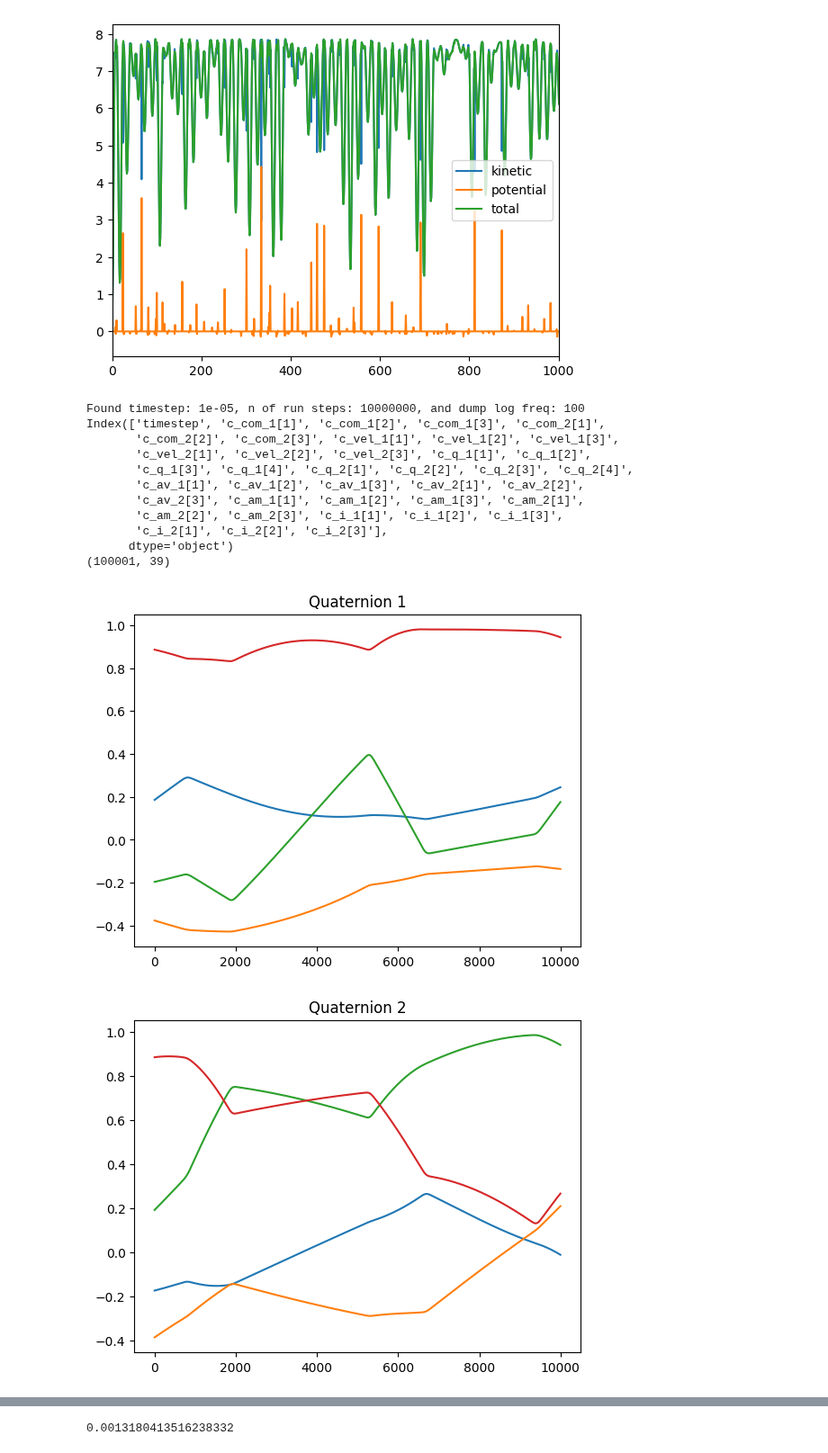
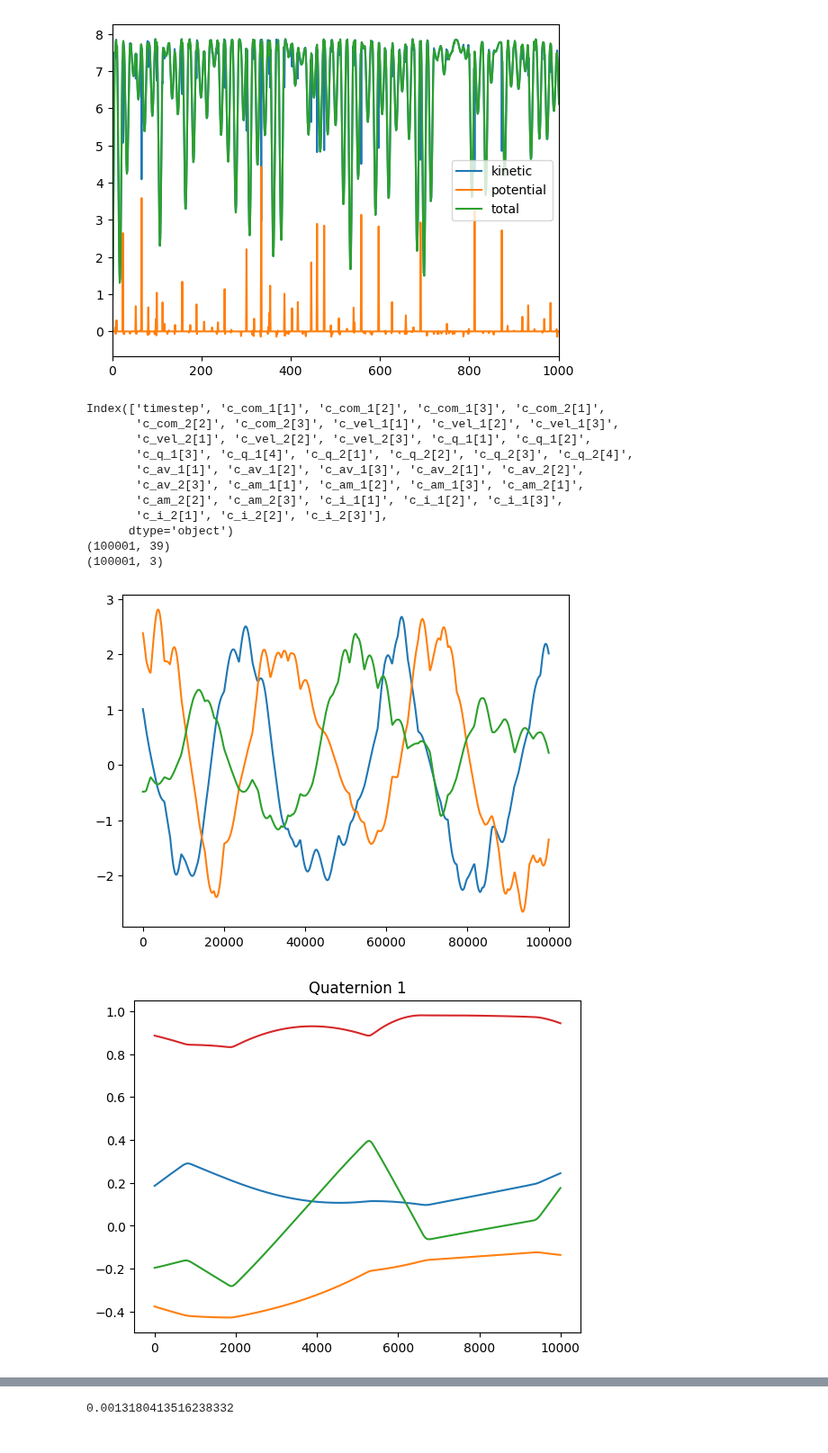
Before and after one commit to jakublala/coarsegrained-md-neural-ode, a Jupyter notebook: utils.ipynb, the cells around one changed output, grey strips where cells are left out. Shown at 90% size. Drawn from its saved outputs; the diff is of its cells as text; code cells hidden in the pictures.

```diff
--- a/utils.ipynb
+++ b/utils.ipynb
@@ -302,14 +302,14 @@ Breaking - likely reached last line of sim log: ['Loop', 'time', 'of', '219.559'
 import pandas as pd
 import matplotlib.pyplot as plt
 from data.reader import Reader
-reader = Reader('dataset/trajectories/thesis/NVE-temp-0.5_K-3.96851711369462_r-2_s-5')
-_, _ = reader.read_reduced_traj(save=True)
-df = pd.read_csv('dataset/trajectories/thesis/NVE-temp-0.5_K-3.96851711369462_r-2_s-5-reduced_traj.csv')
+# reader = Reader('dataset/trajectories/thesis/NVE-temp-0.5_K-3.96851711369462_r-2_s-5')
+# _, _ = reader.read_reduced_traj(save=True)
+df = pd.read_csv('dataset/single_temp_overfit/test/NVE-temp-0.5_K-3.96851711369462_r-2_s-5-reduced_traj.csv')
 # df = pd.read_csv('dataset/smooth/NVE-temp-0.45_K-0.090702947845805_r-0_s-5-reduced_traj.csv')
 
 print(df.columns)
 # get centre of mass position and velocity
-# com_pos = df.iloc[:, 1:7].values
+com_pos = df.iloc[:, 1:7].values
 # com_vel = df.iloc[:, 7:7+6].values
 
 print(df.to_numpy().shape)
@@ -322,9 +322,16 @@ angvels = df.loc[:, ['c_av_1[1]', 'c_av_1[2]', 'c_av_1[3]', 'c_av_2[1]', 'c_av_2
 # print(com_pos)
 # print(com_vel)
 
-# plt.plot(com_pos[:, 0])
-# plt.plot(com_pos[:, 1])
-# plt.plot(com_pos[:, 2])
+# separation vector
+sep = com_pos[:, 0:3] - com_pos[:, 3:6]
+plt.plot(sep[:, 0])
+plt.plot(sep[:, 1])
+plt.plot(sep[:, 2])
+
+print(sep.shape)
+
+
+plt.show()
 end_index = quats.shape[0] // 10
 plt.title('Quaternion 1')
 plt.plot(quats[:end_index, 0])
@@ -336,33 +343,33 @@ plt.show()
 
 plt.title('Quaternion 2')
 plt.plot(quats[:end_index, 4])
 plt.plot(quats[:end_index, 5])
 plt.plot(quats[:end_index, 6])
 plt.plot(quats[:end_index, 7])
 plt.show()
 
 plt.title('Angular Velocity 1')
 plt.plot(angvels[:end_index, 0])
 plt.plot(angvels[:end_index, 1])
 plt.plot(angvels[:end_index, 2])
 plt.show()
 
 plt.title('Angular Velocity 2')
 plt.plot(angvels[:end_index, 3])
 plt.plot(angvels[:end_index, 4])
 plt.plot(angvels[:end_index, 5])
 plt.show()
 # %% [output]
-Found timestep: 1e-05, n of run steps: 10000000, and dump log freq: 100
 Index(['timestep', 'c_com_1[1]', 'c_com_1[2]', 'c_com_1[3]', 'c_com_2[1]',
        'c_com_2[2]', 'c_com_2[3]', 'c_vel_1[1]', 'c_vel_1[2]', 'c_vel_1[3]',
        'c_vel_2[1]', 'c_vel_2[2]', 'c_vel_2[3]', 'c_q_1[1]', 'c_q_1[2]',
        'c_q_1[3]', 'c_q_1[4]', 'c_q_2[1]', 'c_q_2[2]', 'c_q_2[3]', 'c_q_2[4]',
        'c_av_1[1]', 'c_av_1[2]', 'c_av_1[3]', 'c_av_2[1]', 'c_av_2[2]',
        'c_av_2[3]', 'c_am_1[1]', 'c_am_1[2]', 'c_am_1[3]', 'c_am_2[1]',
        'c_am_2[2]', 'c_am_2[3]', 'c_i_1[1]', 'c_i_1[2]', 'c_i_1[3]',
        'c_i_2[1]', 'c_i_2[2]', 'c_i_2[3]'],
       dtype='object')
 (100001, 39)
+(100001, 3)
-[figure, old version]
+[figure, new version]
-[figure, old version]
+[figure, new version]
```
Also changed, not shown: parts of 4 cells of this notebook, 3 other files.
